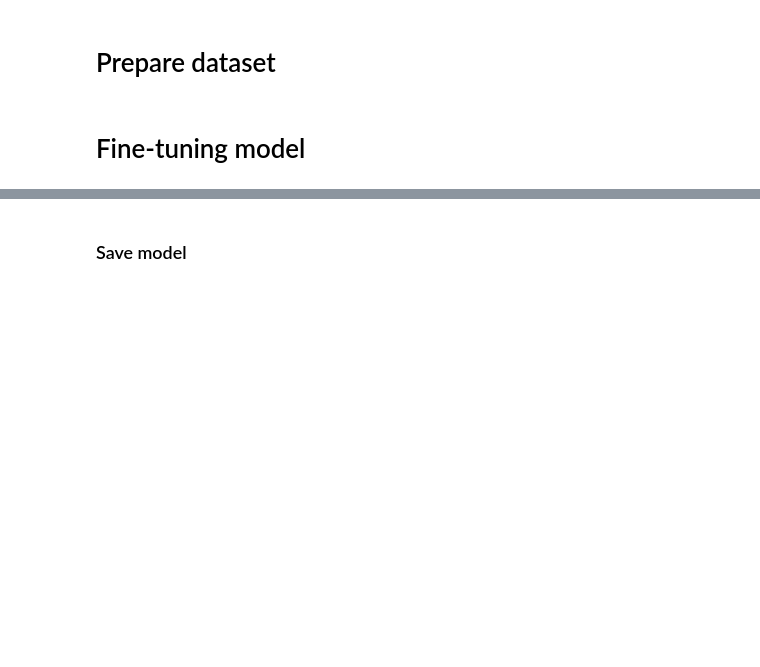
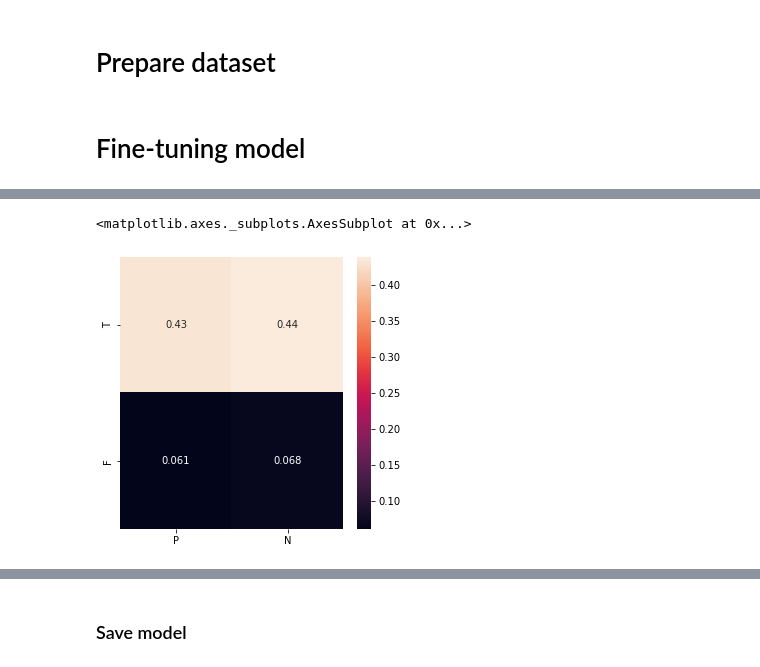
Before and after one commit to AnyashaTk/Twitter-Sentiment-Analysis-in-Python-using-the-RoBERTa-transformer, a Jupyter notebook: twitter_sentiment_analysis_Roberta.ipynb, the cells around one changed output, grey strips where cells are left out. Drawn from its saved outputs; the diff is of its cells as text; code cells hidden in the pictures; blank space fills up the shorter version.

```diff
--- a/twitter_sentiment_analysis_Roberta.ipynb
+++ b/twitter_sentiment_analysis_Roberta.ipynb
@@ -139,7 +149,9 @@ TEST Dataset: (18000, 2)
 # %%
 from transformers import RobertaTokenizer
 # %%
-tokenizer = RobertaTokenizer.from_pretrained('roberta-base', truncation=True, do_lower_case=True)
+tokenizer = RobertaTokenizer.from_pretrained('roberta-base',
+                                             truncation=True,
+                                             do_lower_case=True)
 # %%
 MAX_LEN = 130
 train_tokenized_data = [tokenizer.encode_plus(
@@ -226,6 +238,8 @@ test_loss = []
 train_accuracy = []
 test_accuracy = []
 
+test_answers = [[[],[]], [[],[]]]
+
 def train_loop(epochs):
   for epoch in range(epochs):
     for phase in ['Train', 'Test']:
@@ -235,11 +249,8 @@ def train_loop(epochs):
       else:
         model.eval()
         loader = test_loader
-        # sentenses that was predicted wrong
-        false_test_answers = [[],[]]
       epoch_loss = 0
       epoch_acc = 0
-      count = 0
       for steps, data in tqdm(enumerate(loader, 0)):
         sentence = data['sentence']
         ids = data['ids'].to(device, dtype = torch.long)
@@ -253,10 +264,9 @@ def train_loop(epochs):
 
         epoch_loss += loss.detach()
         _, max_indices = torch.max(outputs.data, dim=1)
-        bath_acc = (max_indices==targets).sum().item()
+        bath_acc = (max_indices==targets).sum().item()/targets.size(0)
         epoch_acc += bath_acc
 
-        count += targets.size(0)
         if (phase == 'Train'):
           train_loss.append(loss.detach())
           train_accuracy.append(bath_acc)
@@ -266,12 +276,14 @@ def train_loop(epochs):
         else:
           test_loss.append(loss.detach())
           test_accuracy.append(bath_acc)
-          for i in range(len(targets)):
-            if targets[i] != max_indices[i]:
-              false_test_answers.append([sentence[i], targets[i].item(),max_indices[i].item()])
+          if epoch == epochs-1:
+            for i in range(len(targets)):
+              test_answers[targets[i].item()][max_indices[i].item()].append([sentence[i],
+                                                                 targets[i].item(),
+                                                                 max_indices[i].item()])
 
       print(f"{phase} Loss: {epoch_loss/steps}")
-      print(f"{phase} Accuracy: {epoch_acc/count}")
+      print(f"{phase} Accuracy: {epoch_acc/steps}")
 # %%
 EPOCHS = 4
 train_loop(EPOCHS)
@@ -291,3 +322,24 @@ false_test_answers
+# %%
+import seaborn as sn
+import pandas as pd
+import matplotlib.pyplot as plt
+
+len_num = len(test_dataset)
+
+tp=len(test_answers[1][1])/len_num
+fn=len(test_answers[1][0])/len_num
+fp=len(test_answers[0][1])/len_num
+tn=len(test_answers[0][0])/len_num
+
+array_matrix = [[tp,tn],
+                [fp,fn]]
+df_cm = pd.DataFrame(array_matrix, index = ['T', 'F'],
+                  columns = ['P', 'N'])
+plt.figure(figsize = (5,5))
+sn.heatmap(df_cm, annot=True)
+# %% [output]
+<matplotlib.axes._subplots.AxesSubplot at 0x...>
+[figure, added]
 # %%
 plt.plot(train_loss,  color='blue')
 plt.title("Train Loss")
```
Also changed, not shown: parts of 12 cells of this notebook.
